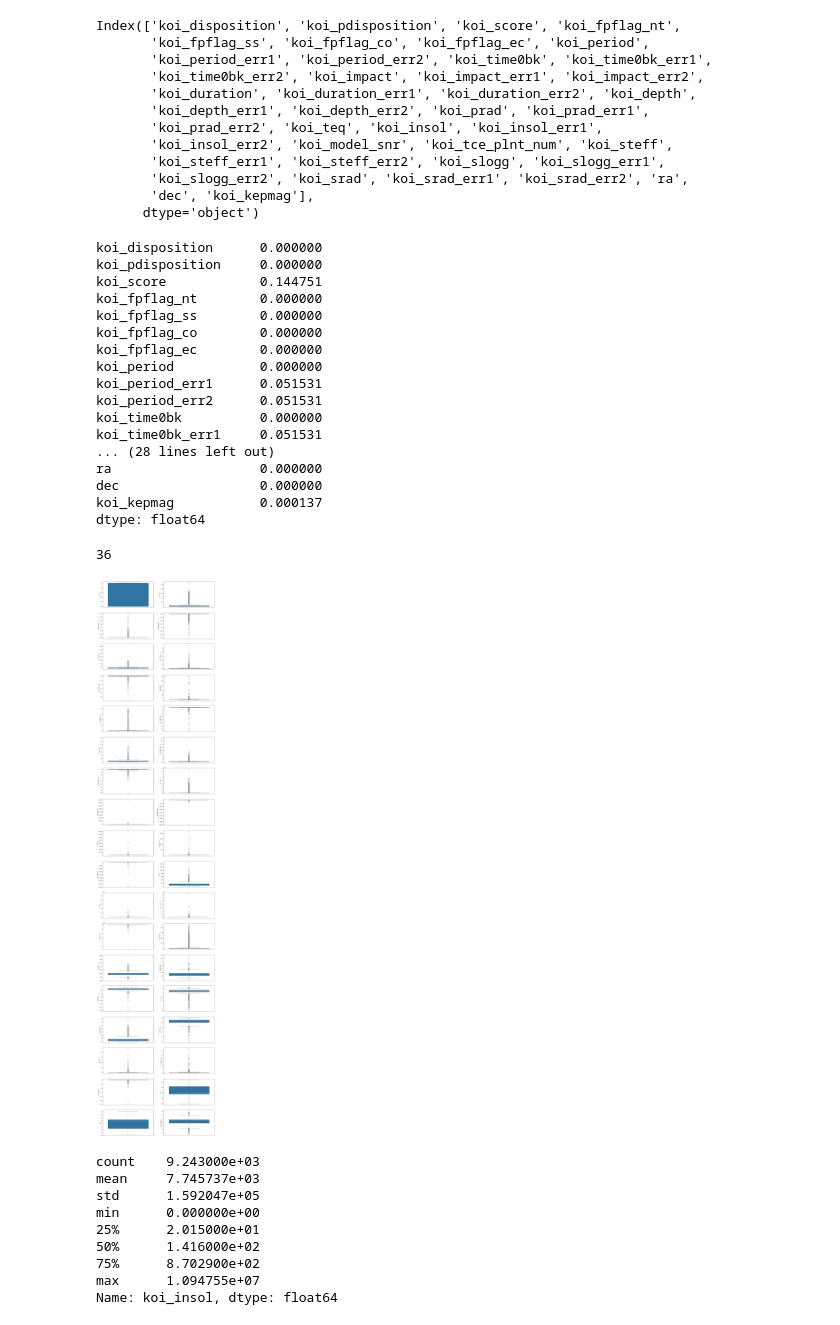
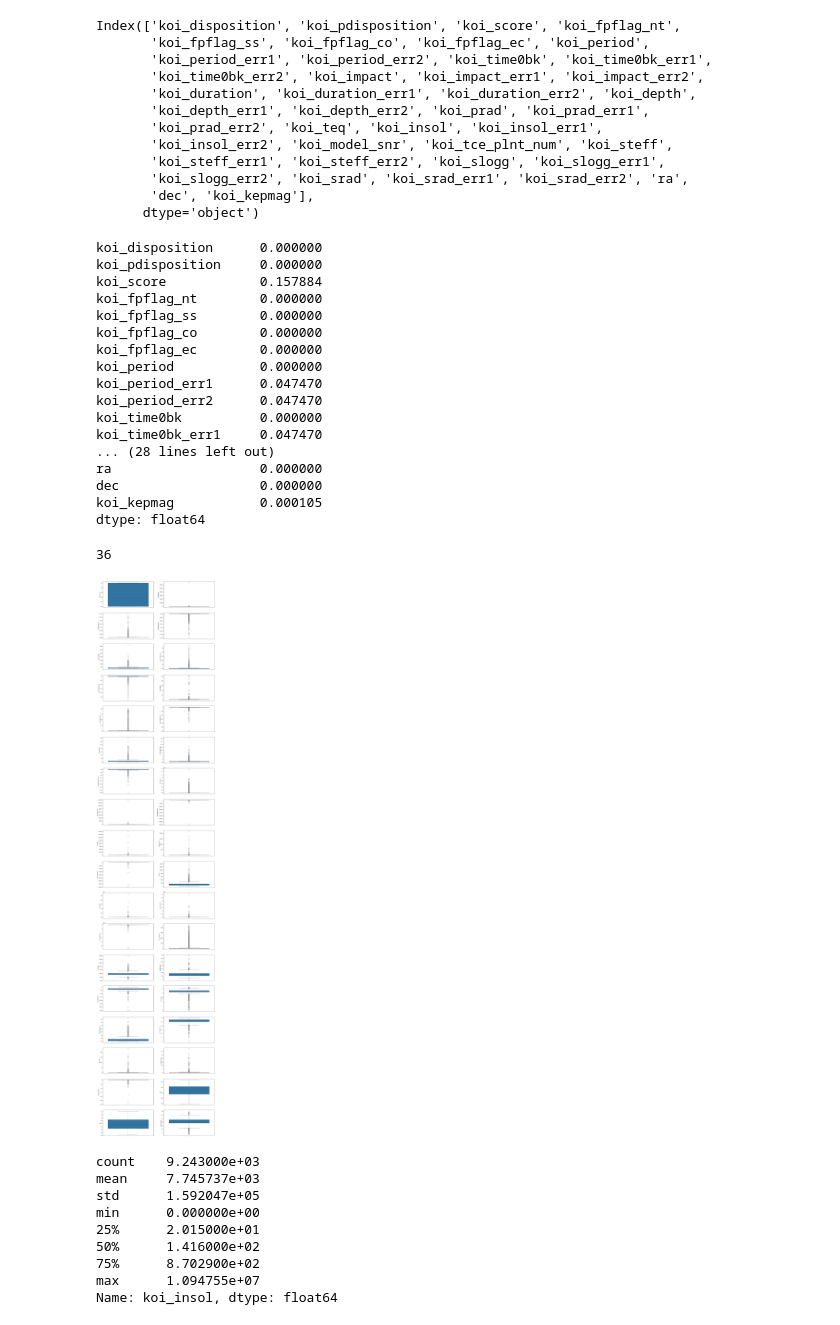
Before and after one commit to SketchyCarrot/Kepler_Exoplanet_Search_Results, a Jupyter notebook: main.ipynb, the cells around one changed output. Saved outputs shown, nothing was run; the diff lists cells and outputs as text; code cells hidden in the pictures.

```diff
--- a/main.ipynb
+++ b/main.ipynb
@@ -124,7 +95,7 @@ min         0.116000
 max       229.908000
 Name: koi_srad, dtype: float64
 # %%
-df_graphs = df1.drop(["koi_disposition", "koi_pdisposition"], axis=1)
+df_graphs = df.drop(["koi_disposition", "koi_pdisposition"], axis=1)
 plt.figure(figsize=(20, 100))
 for (i, j) in zip(df_graphs.columns, range(1, len(df_graphs.columns)+1)):
         plt.subplot(23, 2, j)
@@ -151,5 +122,5 @@ https://gist.github.com/mwaskom/de44147ed2974457ad6372750bbe5751
 # %%
-df1 = df1.drop(["koi_teq_err1", "koi_teq_err2"], axis=1)
+df = df.drop(["koi_teq_err1", "koi_teq_err2"], axis=1)
 # %%
 df.koi_tce_plnt_num.value_counts()
 # %% [output]
@@ -181,23 +152,23 @@ Index(['koi_disposition', 'koi_pdisposition', 'koi_score', 'koi_fpflag_nt',
 # %%
 categorical_data = ["koi_disposition", "koi_pdisposition", "koi_fpflag_nt", "koi_fpflag_ss", "koi_fpflag_co", "koi_fpflag_ec", "koi_tce_plnt_num"]
 # %%
-df1.isnull().mean()
+df.isnull().mean()
 # %% [output]
 koi_disposition      0.000000
 koi_pdisposition     0.000000
-koi_score            0.144751
+koi_score            0.157884
 koi_fpflag_nt        0.000000
 koi_fpflag_ss        0.000000
 koi_fpflag_co        0.000000
 koi_fpflag_ec        0.000000
 koi_period           0.000000
-koi_period_err1      0.051531
-koi_period_err2      0.051531
+koi_period_err1      0.047470
+koi_period_err2      0.047470
 koi_time0bk          0.000000
-koi_time0bk_err1     0.051531
+koi_time0bk_err1     0.047470
 ... (28 lines left out)
 ra                   0.000000
 dec                  0.000000
-koi_kepmag           0.000137
+koi_kepmag           0.000105
 dtype: float64
 # %%
@@ -205,14 +176,14 @@ len(df1.drop(categorical_data, axis=1).columns)
 # %% [output]
 36
 # %%
-df_graphs2 = df1.drop(categorical_data, axis=1)
+df_graphs2 = df.drop(categorical_data, axis=1)
 
 plt.figure(figsize=(20, 100))
 for (i, j) in zip(df_graphs2.columns, range(1, len(df_graphs2.columns)+1)):
         plt.subplot(18, 2, j)
         sns.boxplot(df_graphs2[i])
 # %% [output]
-[figure, old version]
+[figure, new version]
 # %%
 df.koi_insol.describe()
 # %% [output]
```
Also changed, not shown: parts of 40 cells of this notebook.
